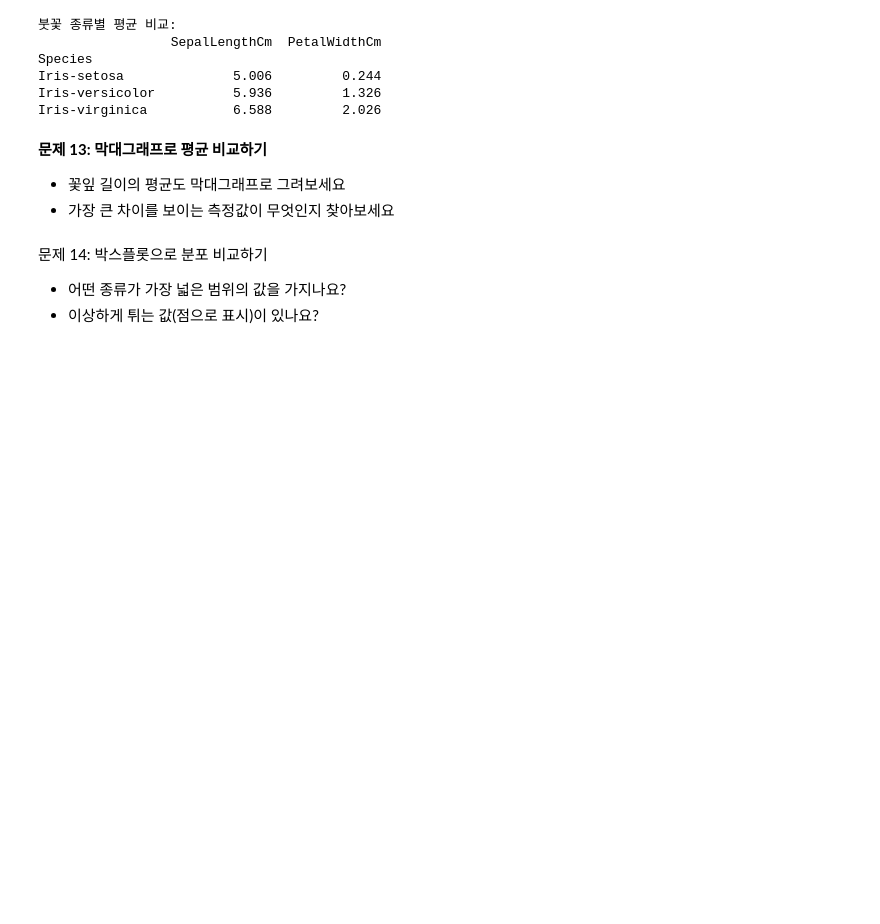
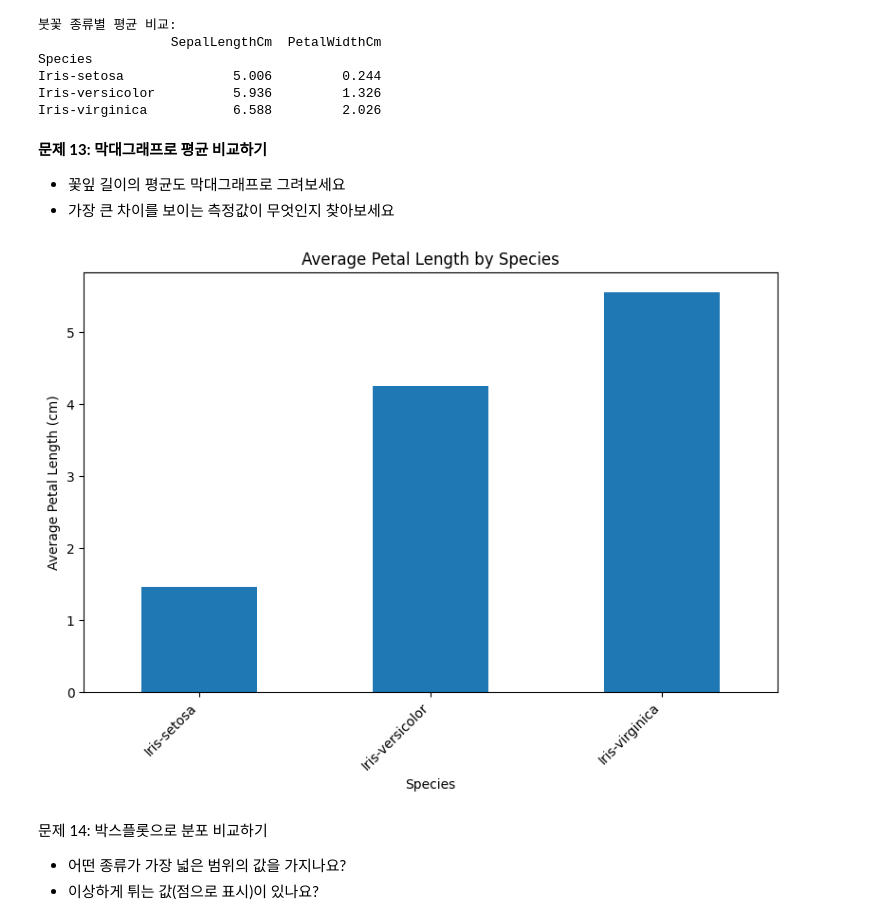
Before and after one commit to Yuri814/AIpython, a Jupyter notebook: 250523.ipynb, the cells around one changed output. Saved outputs shown, nothing was run; the diff lists cells and outputs as text; code cells hidden in the pictures; blank space fills up the shorter version.

```diff
--- a/250523.ipynb
+++ b/250523.ipynb
@@ -207,6 +207,20 @@ Iris-virginica           6.588         2.026
 **문제 13: 막대그래프로 평균 비교하기**
 - 꽃잎 길이의 평균도 막대그래프로 그려보세요
 - 가장 큰 차이를 보이는 측정값이 무엇인지 찾아보세요
+# %%
+# 붓꽃 종류별 평균 꽃잎 길이 계산
+PetalLengthCm_mean = iris.groupby('Species')['PetalLengthCm'].mean()
+
+plt.figure(figsize=(8, 6))
+PetalLengthCm_mean.plot(kind='bar')
+plt.title('Average Petal Length by Species')
+plt.xlabel('Species')
+plt.ylabel('Average Petal Length (cm)')
+plt.xticks(rotation=45, ha='right') # x축 라벨 회전
+plt.tight_layout() # 그래프 여백 조정
+plt.show()
+# %% [output]
+[figure, added]
 # %% [markdown]
 문제 14: 박스플롯으로 분포 비교하기
 - 어떤 종류가 가장 넓은 범위의 값을 가지나요?
```
Also changed, not shown: parts of 4 cells of this notebook.
